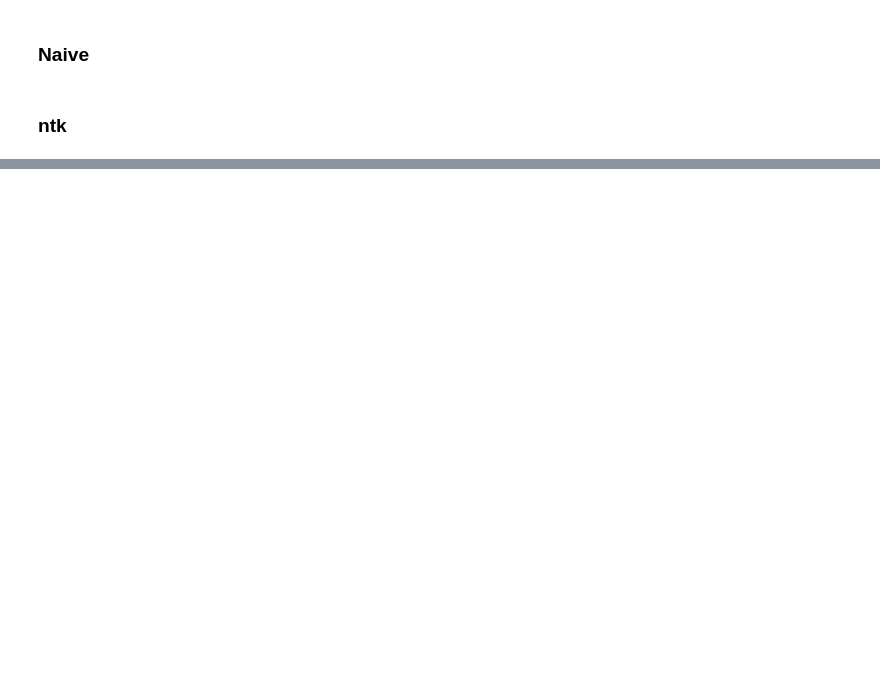
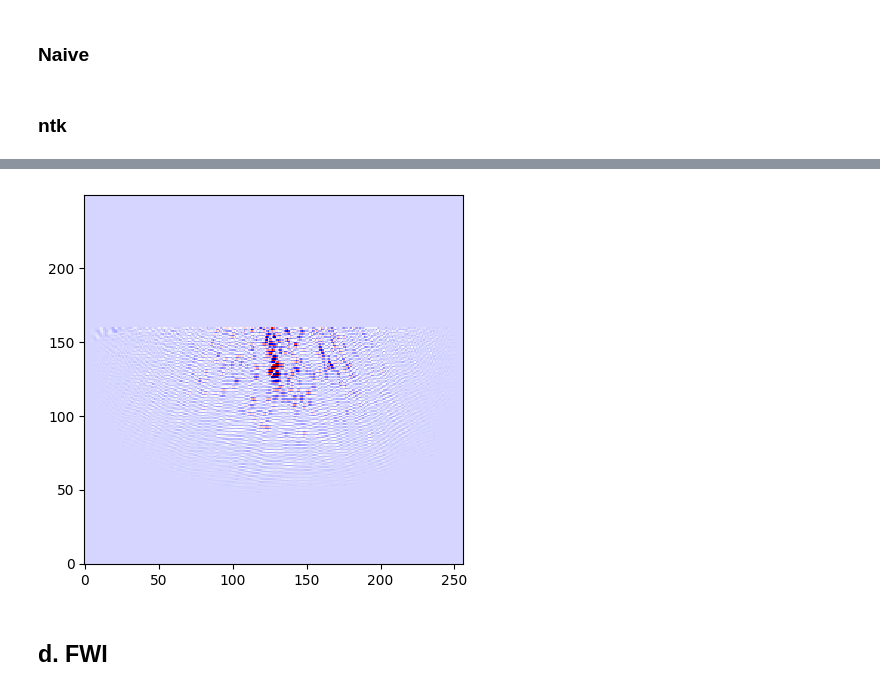
Before and after one commit to Brain-Hack-2024/transcranial-ultrasound, a Jupyter notebook: notebooks/recon_skull.ipynb, the cells around one changed output, grey strips where cells are left out. Cells and saved outputs as stored; diff of their text form; code cells hidden in the pictures; blank space fills up the shorter version.

```diff
--- a/notebooks/recon_skull.ipynb
+++ b/notebooks/recon_skull.ipynb
@@ -313,2 +360,14 @@ plt.show()
+# %%
+max_values = jnp.max(pwave.params, axis=0) + 1e-6
+normalized_pwave_params = pwave.params / max_values
+I = np.sum(np.squeeze(normalized_pwave_params) * np.flip(adjoint_pwave, axis=0), axis=0)
+I = I.at[:, 160:].set(0)
+# %%
+plt.imshow(I.T, cmap='seismic', interpolation='nearest')
+plt.gca().invert_yaxis()
+# %% [output]
+[figure, added]
+# %% [markdown]
+## d. FWI
 # %%
 from jax import value_and_grad
```
Also changed, not shown: parts of 42 cells of this notebook, 1 other file.
